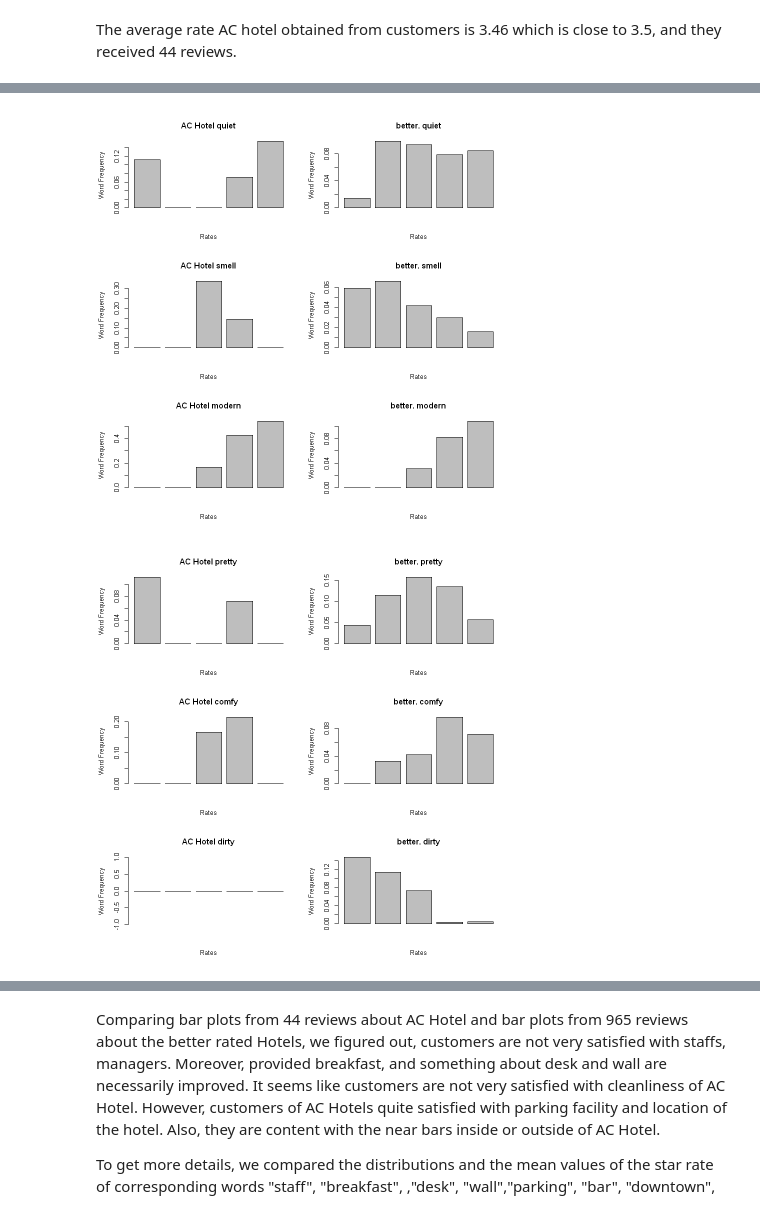
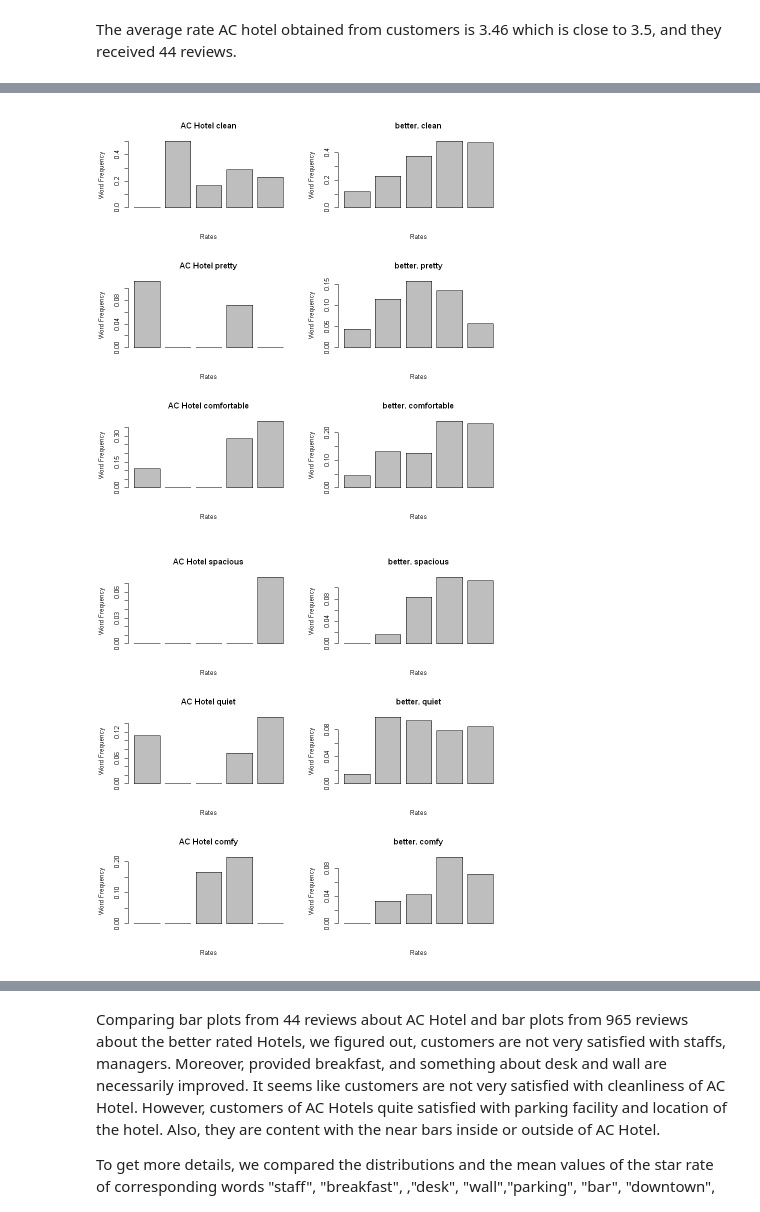
Before and after one commit to cocofreefarm/Module3, a Jupyter notebook: Analysis.ipynb, the cells around one changed output, grey strips where cells are left out. Saved outputs shown, nothing was run; the diff lists cells and outputs as text; code cells hidden in the pictures.

```diff
--- a/Analysis.ipynb
+++ b/Analysis.ipynb
@@ -2560,17 +2610,18 @@ barplot(Frequency, xlab = "Rates", ylab = "Word Frequency", main=paste('AC Hotel
 }
 # %%
 par(mfrow=c(3,2))
-word.ac.frequency("booked")
-word.better.frequency("booked")
-
-word.ac.frequency("money")
-word.better.frequency("money")
 
 word.ac.frequency("staff")
 word.better.frequency("staff")
 
 word.ac.frequency("manager")
 word.better.frequency("manager")
+
+word.ac.frequency("booked")
+word.better.frequency("booked")
+
+word.ac.frequency("money")
+word.better.frequency("money")
 
 word.ac.frequency("breakfast")
 word.better.frequency("breakfast")
@@ -2584,20 +2635,32 @@ word.better.frequency("wall")
 word.ac.frequency("parking")
 word.better.frequency("parking")
 
+word.ac.frequency("restaurant")
+word.better.frequency("restaurant")
+
+word.ac.frequency("location")
+word.better.frequency("location")
+
 word.ac.frequency("bar")
 word.better.frequency("bar")
 
 word.ac.frequency("downtown")
 word.better.frequency("downtown")
 
-word.ac.frequency("restaurant")
-word.better.frequency("restaurant")
+word.ac.frequency("comfortable")
+word.better.frequency("comfortable")
 
-word.ac.frequency("location")
-word.better.frequency("location")
+word.ac.frequency("spacious")
+word.better.frequency("spacious")
+
+word.ac.frequency("modern")
+word.better.frequency("modern")
 
 word.ac.frequency("clean")
 word.better.frequency("clean")
+
+word.ac.frequency("pretty")
+word.better.frequency("pretty")
 
 word.ac.frequency("comfortable")
 word.better.frequency("comfortable")
@@ -2608,17 +2671,12 @@ word.better.frequency("spacious")
 word.ac.frequency("quiet")
 word.better.frequency("quiet")
 
+word.ac.frequency("comfy")
+word.better.frequency("comfy")
+
 word.ac.frequency("smell")
 word.better.frequency("smell")
 
-word.ac.frequency("modern")
-word.better.frequency("modern")
-
-word.ac.frequency("pretty")
-word.better.frequency("pretty")
-
-word.ac.frequency("comfy")
-word.better.frequency("comfy")
 
 word.ac.frequency("dirty")
 word.better.frequency("dirty")
@@ -2631,2 +2689,2 @@ word.better.frequency("dirty")
-[figure, old version]
+[figure, new version]
-[figure, old version]
+[figure, new version]
```
Also changed, not shown: parts of 13 cells of this notebook, 1 other file.
